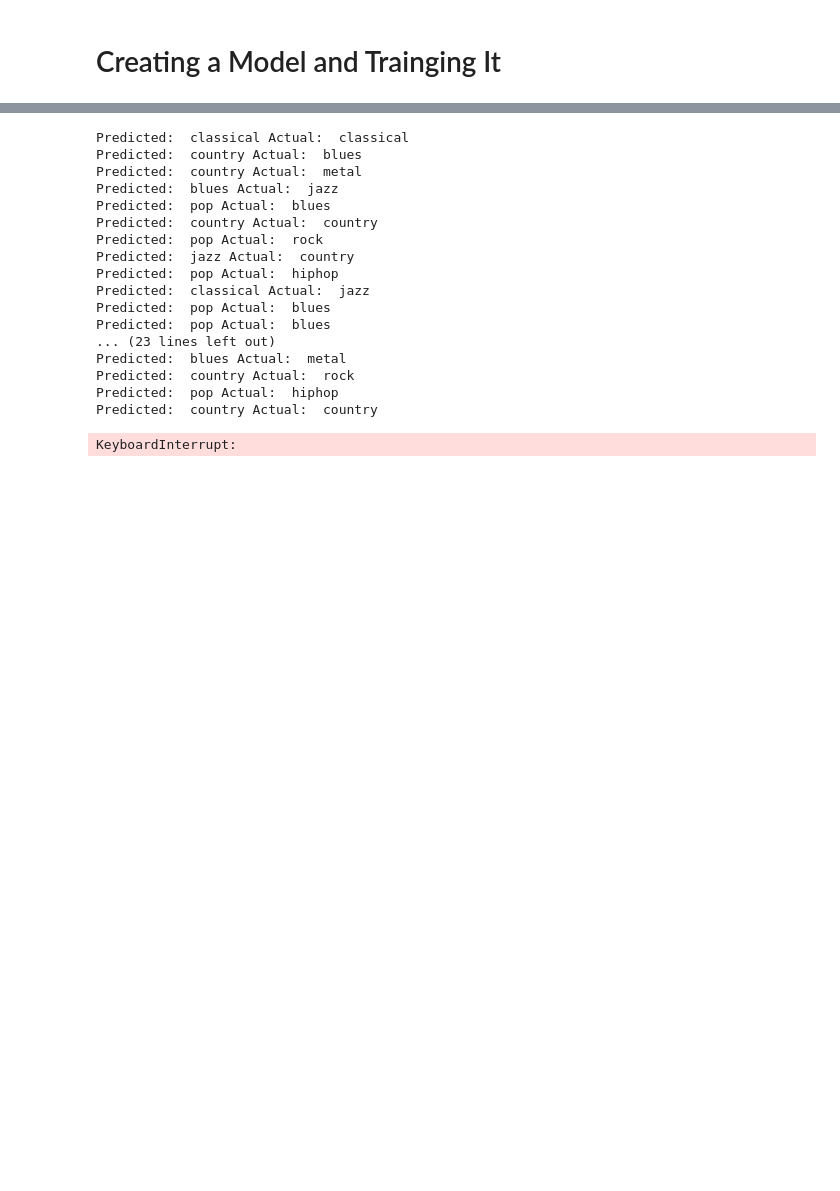
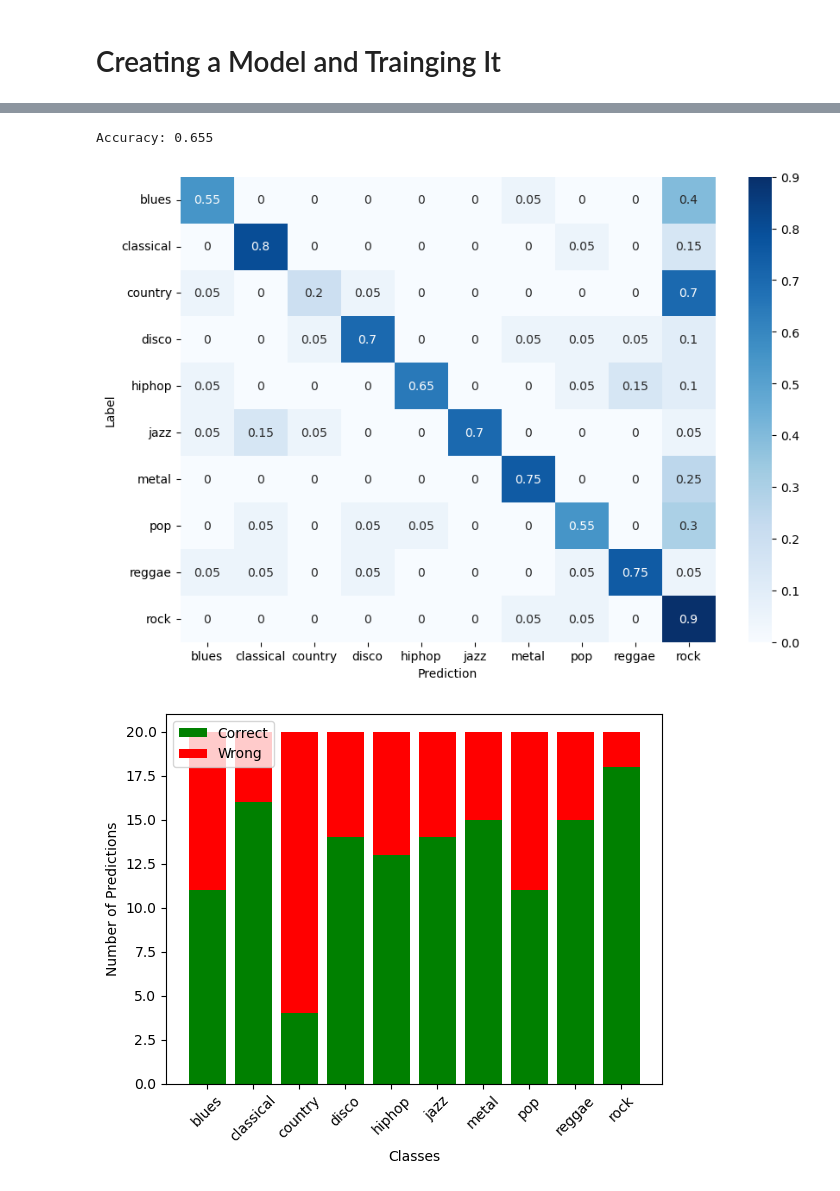
Before and after one commit to yatinpokle/MusicGenreNeuralNetwork, a Jupyter notebook: MusicGenreProject.ipynb, the cells around one changed output, grey strips where cells are left out. Drawn from its saved outputs; the diff is of its cells as text; code cells hidden in the pictures; blank space fills up the shorter version.

Commit message:
we need to edit the model

```diff
--- a/MusicGenreProject.ipynb
+++ b/MusicGenreProject.ipynb
@@ -73,5 +76,5 @@ X_test = [torch.nn.functional.pad(x, (0, max_length - x.shape[1])) for x in X_te
 # %%
-batch_size = 10
+batch_size = 8
 train_data = list(zip(X_train, y_train))
 test_data = list(zip(X_test, y_test))
 train_loader = torch.utils.data.DataLoader(train_data, batch_size=batch_size, shuffle=True)
@@ -198,5 +155,5 @@ def test_audio_classification_model(model, X_test, y_test):
 # %%
-model = AudioClassificationModel(n_input=1, n_channel=15320, n_output=len(classes))
+model = AudioClassificationModel(n_input=1, n_channel=32, n_output=len(classes))
 print(model)
 # %% [output]
 AudioClassificationModel(
@@ -210,12 +175 @@ AudioClassificationModel(
 )
-# %%
-model = torch.load('modelSAVED.pt')
-for data, label in train_loader:
-    print(data.shape)
-    print(label.shape)
-    print(label)
-    outputs = model(data)
-    preds = torch.argmax(outputs, dim=1)
-    for(pred, label) in zip(preds, label):
-        print(classes[pred.item()], classes[label.item()])
-    break
@@ -236,2 +176,2 @@ pop disco
 # %%
-train_audio_classification_model(model, train_loader, n_epochs=1, lr=0.001)
+train_audio_classification_model(model, train_loader, n_epochs=20, lr=0.001)
@@ -240,37 +203,46 @@ torch.save(model, 'modelSAVED.pt')
 # %%
-correct, predictions = test_audio_classification_model(model, X_test, y_test)
+accuracy, predictions, actual = test_audio_classification_model(model, test_loader, classes)
+
+
 def plot_confusion_matrix(y_true, y_pred, classes):
     from sklearn.metrics import confusion_matrix
     import seaborn as sns
     import pandas as pd
     import matplotlib.pyplot as plt
 
     cm = confusion_matrix(y_true, y_pred)
     cm = cm / cm.sum(axis=1)
     df_cm = pd.DataFrame(cm, index=classes, columns=classes)
     plt.figure(figsize=(10,7))
     sns.heatmap(df_cm, annot=True, cmap='Blues')
     plt.xlabel('Prediction')
     plt.ylabel('Label')
     plt.show()
-plot_confusion_matrix(y_test, predictions, classes)
+plot_confusion_matrix(actual, predictions, classes)
+
+#plot bar graph real vs predicted
+def plot_prediction_distribution(y_true, y_pred, classes):
+    for(i, c) in enumerate(classes):
+        correct = 0
+        wrong = 0
+        for j in range(len(y_true)):
+            if y_true[j] == i:
+                if y_pred[j] == i:
+                    correct += 1
+                else:
+                    wrong += 1
+        plt.bar(c, correct, color='g')
+        plt.bar(c, wrong, bottom=correct, color='r')
+    plt.legend(['Correct', 'Wrong'])
+    plt.xlabel('Classes')
+    plt.ylabel('Number of Predictions')
+    plt.xticks(rotation=45)
+    plt.show()
+
+
+plot_prediction_distribution(actual, predictions, classes)
 # %% [output]
-Predicted:  classical Actual:  classical
-Predicted:  country Actual:  blues
-Predicted:  country Actual:  metal
-Predicted:  blues Actual:  jazz
-Predicted:  pop Actual:  blues
-Predicted:  country Actual:  country
-Predicted:  pop Actual:  rock
-Predicted:  jazz Actual:  country
-Predicted:  pop Actual:  hiphop
-Predicted:  classical Actual:  jazz
-Predicted:  pop Actual:  blues
-Predicted:  pop Actual:  blues
-... (23 lines left out)
-Predicted:  blues Actual:  metal
-Predicted:  country Actual:  rock
-Predicted:  pop Actual:  hiphop
-Predicted:  country Actual:  country
+Accuracy: 0.655
-KeyboardInterrupt:
+[figure, added]
+[figure, added]
 # %%
```
Also changed, not shown: parts of 13 cells of this notebook, 1 other file.
